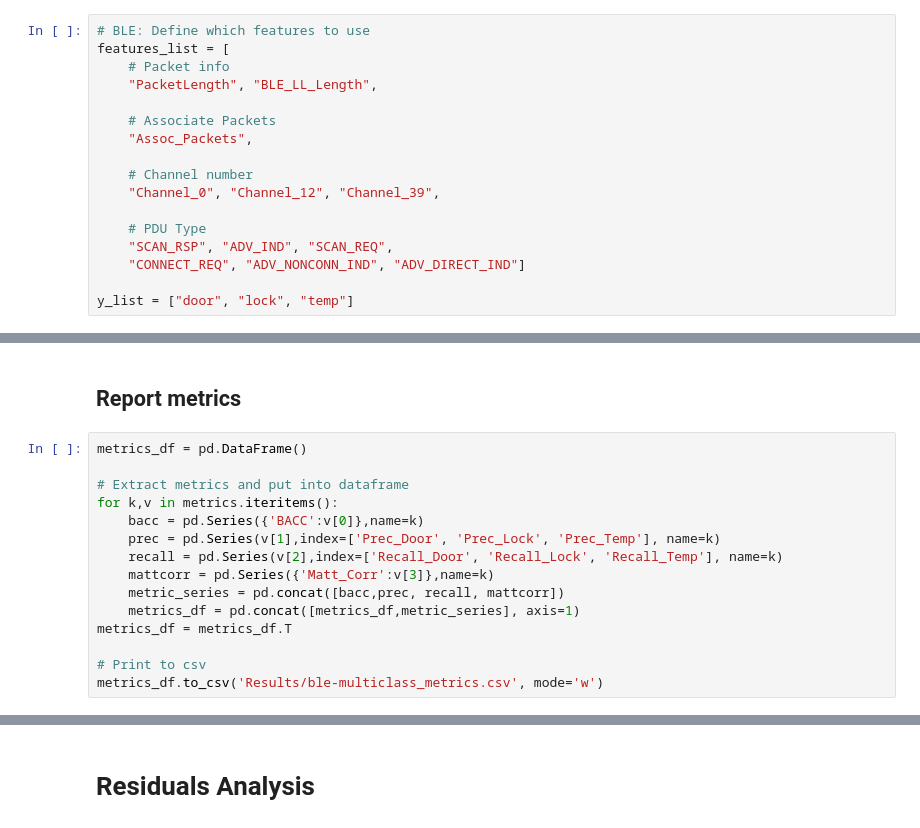
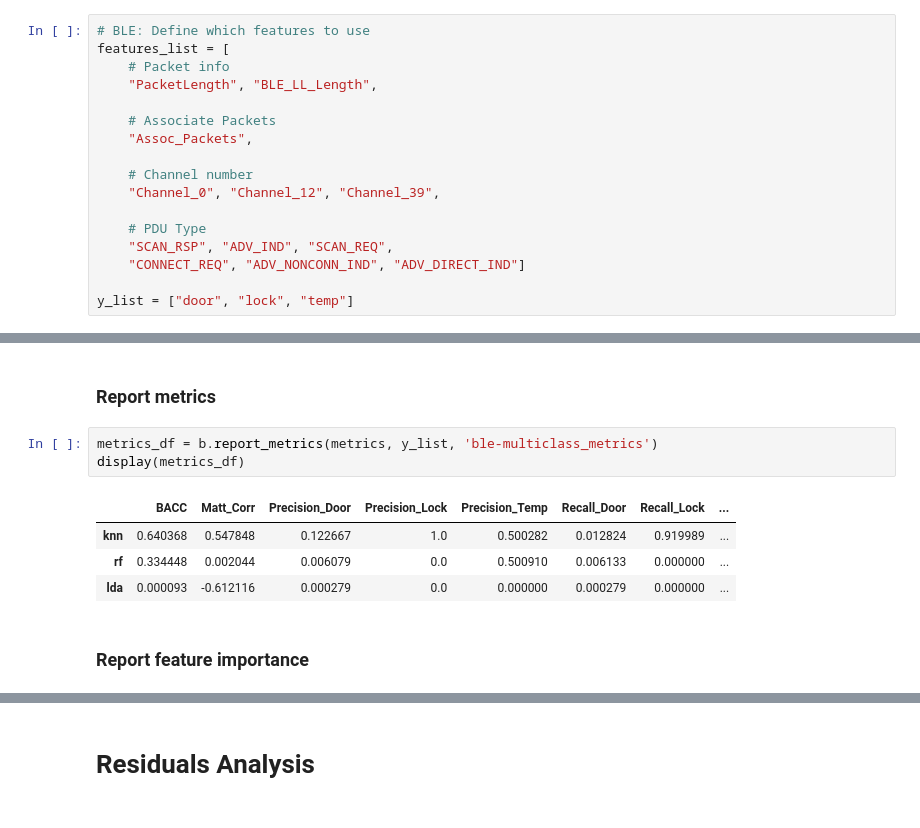
Before and after one commit to 7high/thesis, a Jupyter notebook: multiclass_ble.ipynb, the cells around one changed output, grey strips where cells are left out. Drawn from its saved outputs; the diff is of its cells as text.

```diff
--- a/multiclass_ble.ipynb
+++ b/multiclass_ble.ipynb
@@ -187,17 +137,12 @@ Confusion matrix, without normalization
 # %% [markdown]
-## Report metrics
+### Report metrics
-# %%
-metrics_df = pd.DataFrame()
-
-# Extract metrics and put into dataframe
-for k,v in metrics.iteritems():
-    bacc = pd.Series({'BACC':v[0]},name=k)
-    prec = pd.Series(v[1],index=['Prec_Door', 'Prec_Lock', 'Prec_Temp'], name=k)
-    recall = pd.Series(v[2],index=['Recall_Door', 'Recall_Lock', 'Recall_Temp'], name=k)
-    mattcorr = pd.Series({'Matt_Corr':v[3]},name=k)
-    metric_series = pd.concat([bacc,prec, recall, mattcorr])
-    metrics_df = pd.concat([metrics_df,metric_series], axis=1)
-metrics_df = metrics_df.T
-
-# Print to csv
-metrics_df.to_csv('Results/ble-multiclass_metrics.csv', mode='w')
+# %%
+metrics_df = b.report_metrics(metrics, y_list, 'ble-multiclass_metrics')
+display(metrics_df)
+# %% [output]
+|  | BACC | Matt_Corr | Precision_Door | Precision_Lock | Precision_Temp | Recall_Door | Recall_Lock | ... |
+| knn | 0.640368 | 0.547848 | 0.122667 | 1.0 | 0.500282 | 0.012824 | 0.919989 | ... |
+| rf | 0.334448 | 0.002044 | 0.006079 | 0.0 | 0.500910 | 0.006133 | 0.000000 | ... |
+| lda | 0.000093 | -0.612116 | 0.000279 | 0.0 | 0.000000 | 0.000279 | 0.000000 | ... |
+# %% [markdown]
+### Report feature importance
```
Also changed, not shown: parts of 46 cells of this notebook, 2 other files.
